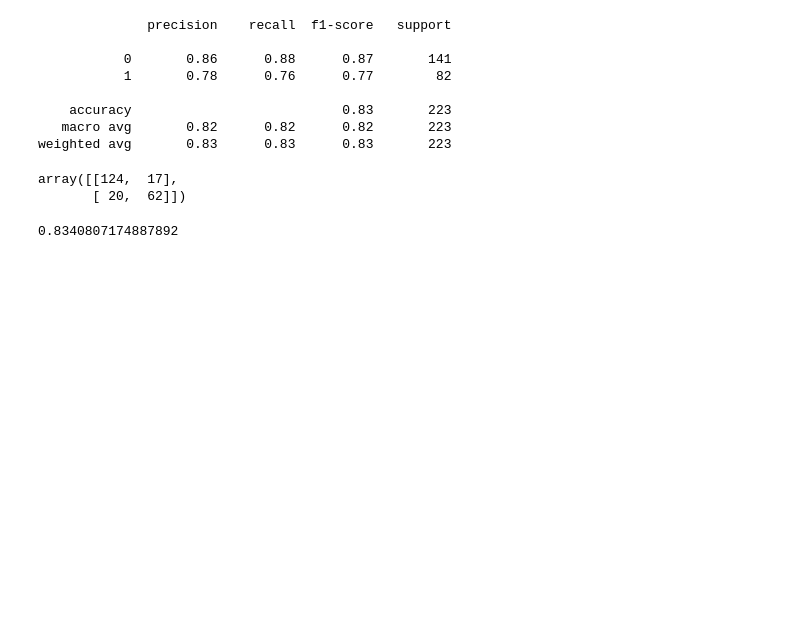
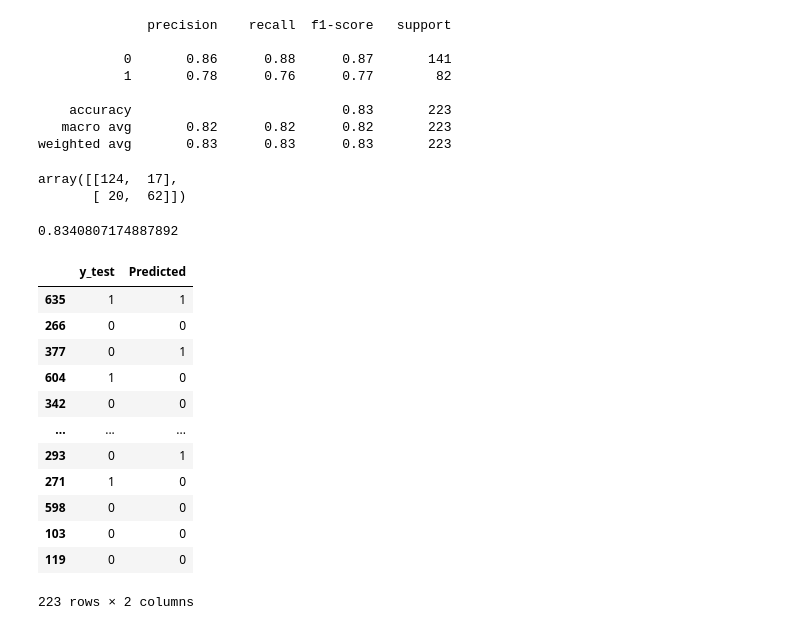
Before and after one commit to kshitijgroup/ml_statistics_practice, a Jupyter notebook: LogisticRegression_TitanicDS.ipynb, the cells around one changed output. Cells and saved outputs as stored; diff of their text form; code cells hidden in the pictures; blank space fills up the shorter version.

```diff
--- a/LogisticRegression_TitanicDS.ipynb
+++ b/LogisticRegression_TitanicDS.ipynb
@@ -253,3 +253,20 @@ from sklearn.metrics import accuracy_score
 accuracy_score(y_test, pred)
 # %% [output]
 0.8340807174887892
+# %%
+comp_df = pd.DataFrame({'y_test': y_test, 'Predicted': pred})
+comp_df
+# %% [output]
+|  | y_test | Predicted |
+| 635 | 1 | 1 |
+| 266 | 0 | 0 |
+| 377 | 0 | 1 |
+| 604 | 1 | 0 |
+| 342 | 0 | 0 |
+| ... | ... | ... |
+| 293 | 0 | 1 |
+| 271 | 1 | 0 |
+| 598 | 0 | 0 |
+| 103 | 0 | 0 |
+| 119 | 0 | 0 |
+223 rows × 2 columns
```
